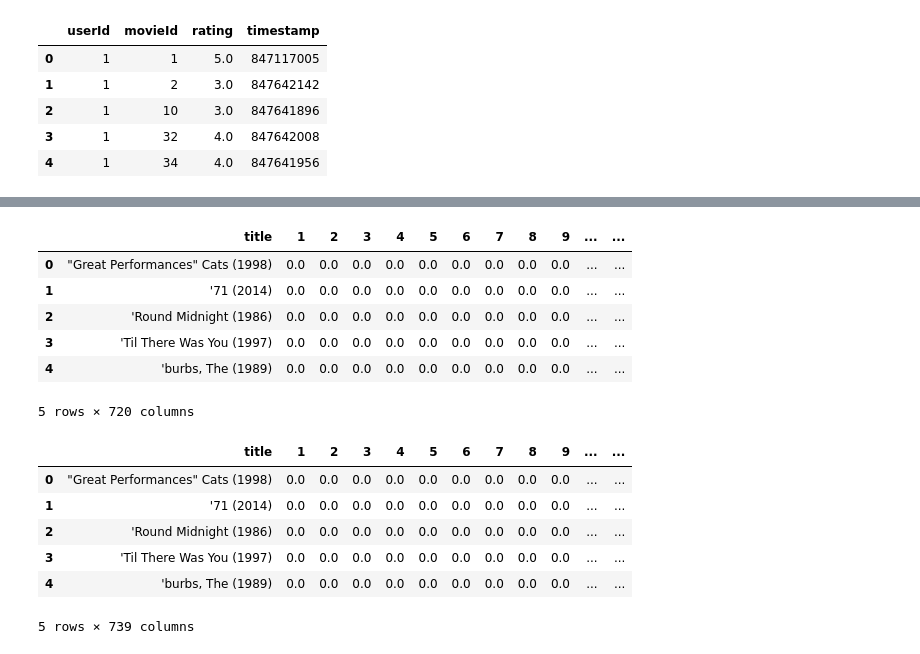
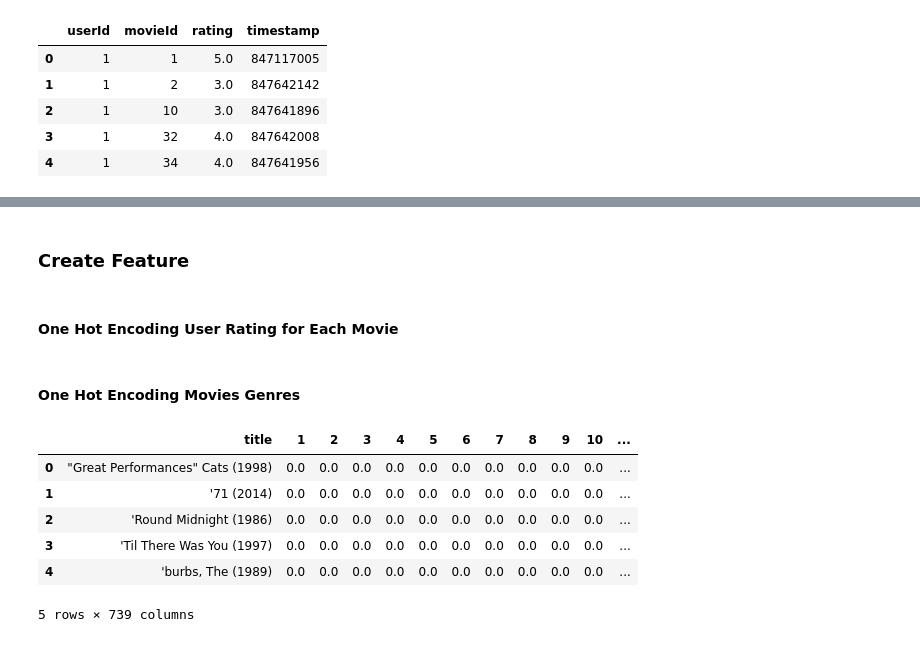
Before and after one commit to rpnugroho/Simple_KNN_from_Scratch, a Jupyter notebook: Movie_Recommendation_Using_Simple_KNN.ipynb, the cells around one changed output, grey strips where cells are left out. Drawn from its saved outputs; the diff is of its cells as text; code cells hidden in the pictures.

```diff
--- a/Movie_Recommendation_Using_Simple_KNN.ipynb
+++ b/Movie_Recommendation_Using_Simple_KNN.ipynb
@@ -4,6 +5,6 @@ import numpy as np
 # %%
-movies = pd.read_csv('movies.csv')
-ratings = pd.read_csv('ratings.csv')
+movies = pd.read_csv('https://raw.githubusercontent.com/skwiliam/Simple_KNN_from_Scratch/master/movies.csv')
+ratings = pd.read_csv('https://raw.githubusercontent.com/skwiliam/Simple_KNN_from_Scratch/master/ratings.csv')
 
 display(movies.head())
 display(ratings.head())
@@ -20,6 +21,3 @@ display(ratings.head())
 | 2 | 1 | 10 | 3.0 | 847641896 |
 | 3 | 1 | 32 | 4.0 | 847642008 |
 | 4 | 1 | 34 | 4.0 | 847641956 |
-# %%
-#drop timestamp at ratings df
-ratings.drop('timestamp', axis=1, inplace=True)
@@ -85,11 +24,4 @@ pivot_df.head()
-# %%
-features_df = pd.merge(pivot_df, movies[['title', 'genres']], on='title')
-features_df.head()
-# %% [output]
-|  | title | 1 | 2 | 3 | 4 | 5 | 6 | 7 | 8 | 9 | ... | ... |
-| 0 | "Great Performances" Cats (1998) | 0.0 | 0.0 | 0.0 | 0.0 | 0.0 | 0.0 | 0.0 | 0.0 | 0.0 | ... | ... |
-| 1 | '71 (2014) | 0.0 | 0.0 | 0.0 | 0.0 | 0.0 | 0.0 | 0.0 | 0.0 | 0.0 | ... | ... |
-| 2 | 'Round Midnight (1986) | 0.0 | 0.0 | 0.0 | 0.0 | 0.0 | 0.0 | 0.0 | 0.0 | 0.0 | ... | ... |
-| 3 | 'Til There Was You (1997) | 0.0 | 0.0 | 0.0 | 0.0 | 0.0 | 0.0 | 0.0 | 0.0 | 0.0 | ... | ... |
-| 4 | 'burbs, The (1989) | 0.0 | 0.0 | 0.0 | 0.0 | 0.0 | 0.0 | 0.0 | 0.0 | 0.0 | ... | ... |
-5 rows × 720 columns
+# %% [markdown]
+### Create Feature
+# %% [markdown]
+#### One Hot Encoding User Rating for Each Movie
@@ -96,17 +36,21 @@ features_df.head()
+# %% [markdown]
+#### One Hot Encoding Movies Genres
 # %%
+#add genre column
+features_df = pd.merge(pivot_df, movies[['title', 'genres']], on='title')
 features_df['genres'] = features_df.genres.str.split('|')
 
 #onehot encoding genre at features_df df
 features_df.genres.apply(set)
 for genres in set.union(*features_df.genres.apply(set)):
-    features_df[genres] = features_df.apply(lambda x: int(x.genres.count(genre)), axis=1)
+    features_df[genres] = features_df.apply(lambda x: int(x.genres.count(genres)), axis=1)
 features_df.drop('genres', axis=1, inplace=True)
 features_df.head()
 # %% [output]
-|  | title | 1 | 2 | 3 | 4 | 5 | 6 | 7 | 8 | 9 | ... | ... |
-| 0 | "Great Performances" Cats (1998) | 0.0 | 0.0 | 0.0 | 0.0 | 0.0 | 0.0 | 0.0 | 0.0 | 0.0 | ... | ... |
-| 1 | '71 (2014) | 0.0 | 0.0 | 0.0 | 0.0 | 0.0 | 0.0 | 0.0 | 0.0 | 0.0 | ... | ... |
-| 2 | 'Round Midnight (1986) | 0.0 | 0.0 | 0.0 | 0.0 | 0.0 | 0.0 | 0.0 | 0.0 | 0.0 | ... | ... |
-| 3 | 'Til There Was You (1997) | 0.0 | 0.0 | 0.0 | 0.0 | 0.0 | 0.0 | 0.0 | 0.0 | 0.0 | ... | ... |
-| 4 | 'burbs, The (1989) | 0.0 | 0.0 | 0.0 | 0.0 | 0.0 | 0.0 | 0.0 | 0.0 | 0.0 | ... | ... |
+|  | title | 1 | 2 | 3 | 4 | 5 | 6 | 7 | 8 | 9 | 10 | ... |
+| 0 | "Great Performances" Cats (1998) | 0.0 | 0.0 | 0.0 | 0.0 | 0.0 | 0.0 | 0.0 | 0.0 | 0.0 | 0.0 | ... |
+| 1 | '71 (2014) | 0.0 | 0.0 | 0.0 | 0.0 | 0.0 | 0.0 | 0.0 | 0.0 | 0.0 | 0.0 | ... |
+| 2 | 'Round Midnight (1986) | 0.0 | 0.0 | 0.0 | 0.0 | 0.0 | 0.0 | 0.0 | 0.0 | 0.0 | 0.0 | ... |
+| 3 | 'Til There Was You (1997) | 0.0 | 0.0 | 0.0 | 0.0 | 0.0 | 0.0 | 0.0 | 0.0 | 0.0 | 0.0 | ... |
+| 4 | 'burbs, The (1989) | 0.0 | 0.0 | 0.0 | 0.0 | 0.0 | 0.0 | 0.0 | 0.0 | 0.0 | 0.0 | ... |
 5 rows × 739 columns
```
Also changed, not shown: parts of 19 cells of this notebook.
